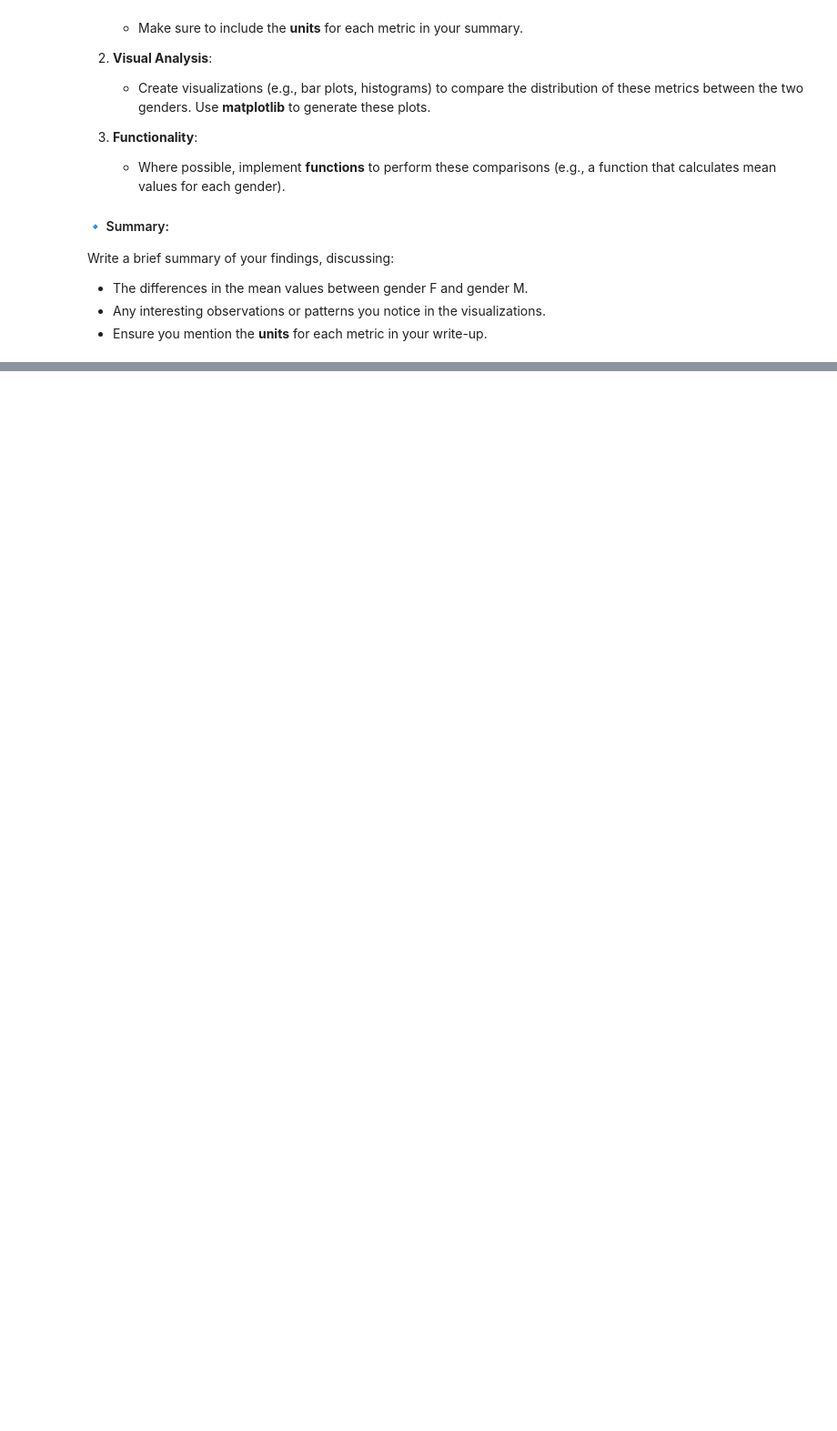
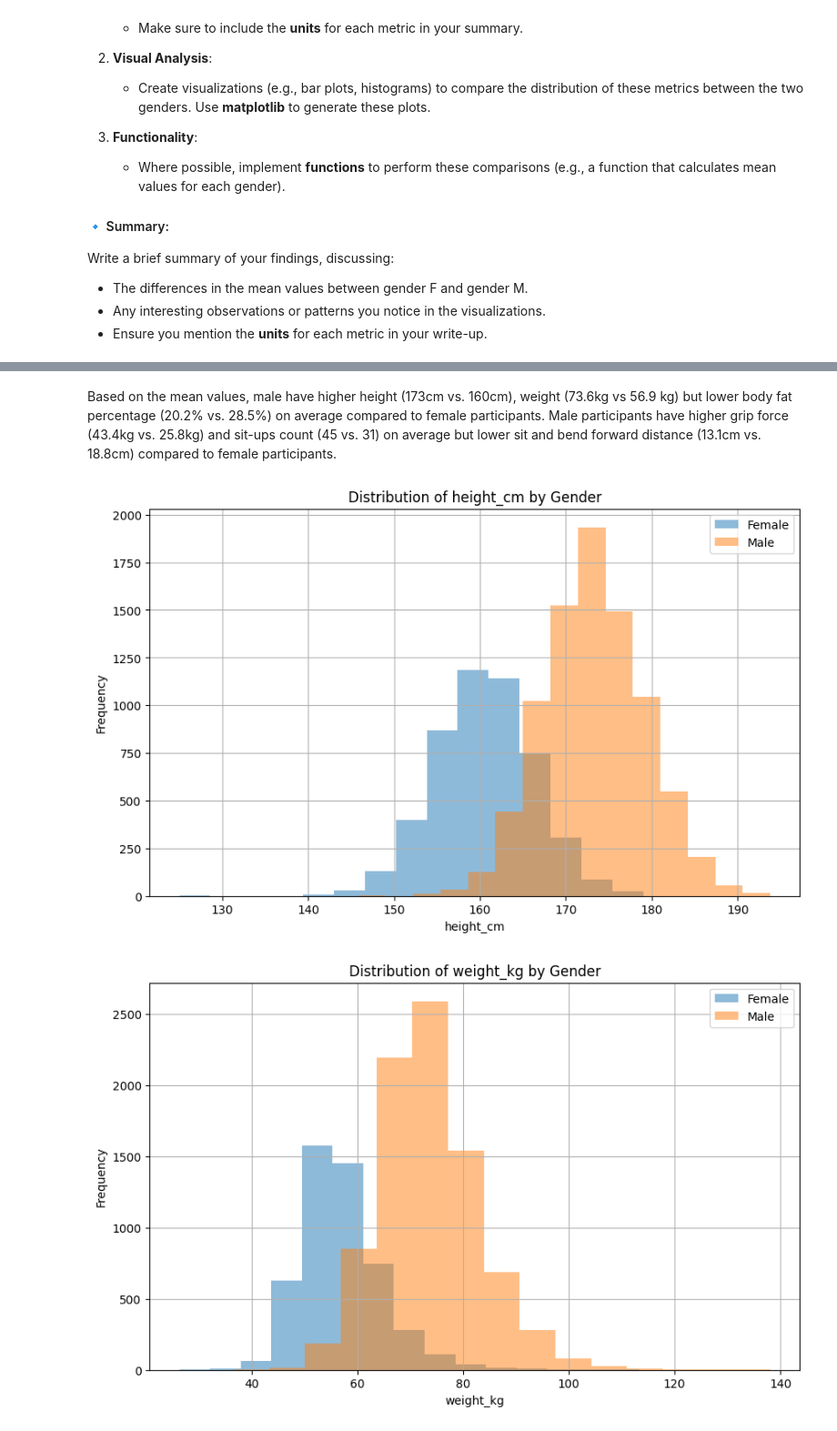
Before and after one commit to NakaFrozn/SI618, a Jupyter notebook: assignments/SI_618_Homework_01.ipynb, the cells around one changed output, grey strips where cells are left out. Shown at 91% size. Drawn from its saved outputs; the diff is of its cells as text; code cells hidden in the pictures; blank space fills up the shorter version.

```diff
--- a/assignments/SI_618_Homework_01.ipynb
+++ b/assignments/SI_618_Homework_01.ipynb
@@ -474,3 +557,11 @@ Write a brief summary of your findings, discussing:
 - The differences in the mean values between gender F and gender M.
 - Any interesting observations or patterns you notice in the visualizations.
 - Ensure you mention the **units** for each metric in your write-up.
+# %%
+# Q8a
+metrics = ['height_cm', 'weight_kg', 'body fat_%', 'gripForce', 'sit and bend forward_cm', 'sit-ups counts']
+
+# Calculate the mean values for each metric for both genders
+mean_values = df_body.groupby('gender')[metrics].mean()
+
+print(mean_values)
@@ -476,0 +578,17 @@ Write a brief summary of your findings, discussing:
+# %% [markdown]
+Based on the mean values, male have higher height (173cm vs. 160cm), weight (73.6kg vs 56.9 kg) but lower body fat percentage (20.2% vs. 28.5%) on average compared to female participants. Male participants have higher grip force (43.4kg vs. 25.8kg) and sit-ups count (45 vs. 31) on average but lower sit and bend forward distance (13.1cm vs. 18.8cm) compared to female participants.
+# %%
+# Q8b
+
+for metric in metrics:
+    plt.figure(figsize=(10, 6))
+    df_body[df_body['gender'] == 'F'][metric].hist(alpha=0.5, label='Female', bins=15) # create the histogram for female
+    df_body[df_body['gender'] == 'M'][metric].hist(alpha=0.5, label='Male',  bins=15) # create the histogram for female
+    plt.title(f'Distribution of {metric} by Gender')
+    plt.xlabel(metric)
+    plt.ylabel('Frequency')
+    plt.legend()
+    plt.show()
+# %% [output]
+[figure, added]
+[figure, added]
```
Also changed, not shown: parts of 25 cells of this notebook, 1 other file.
